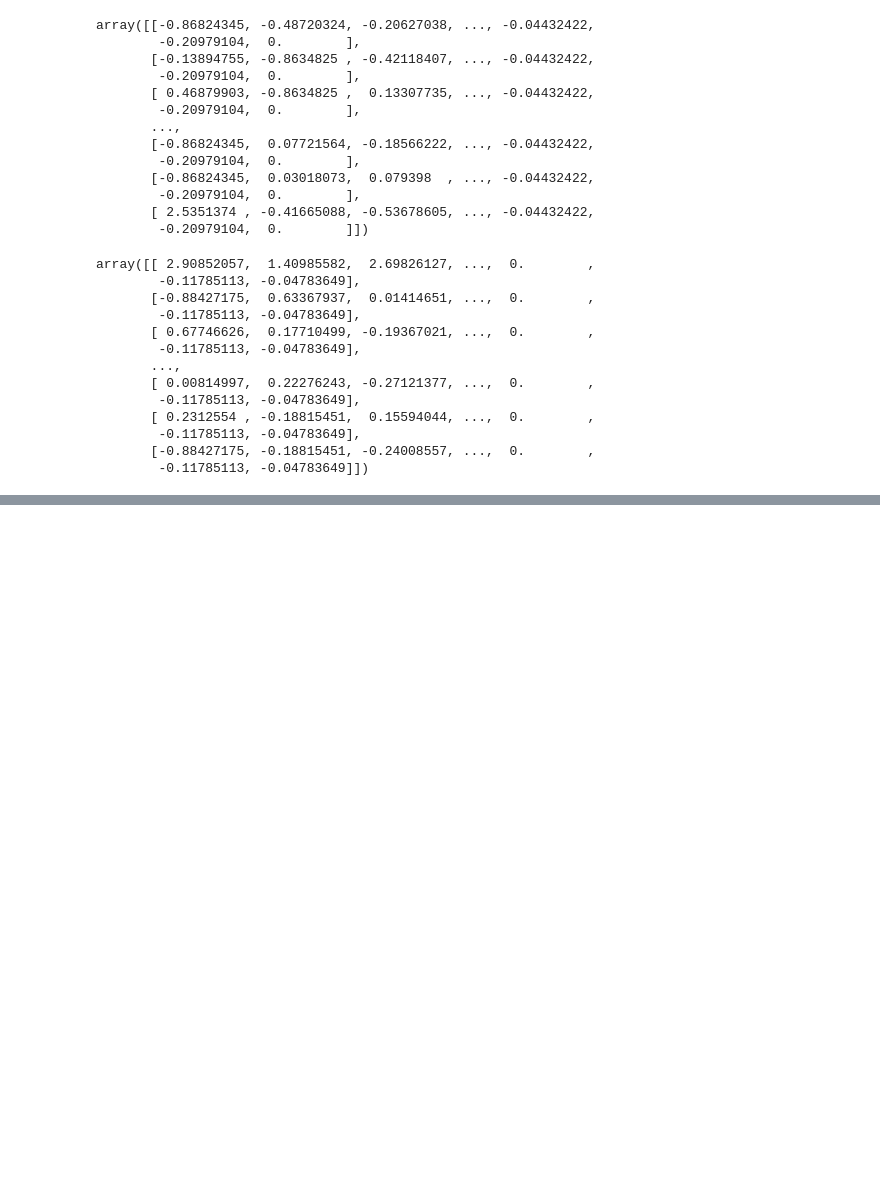
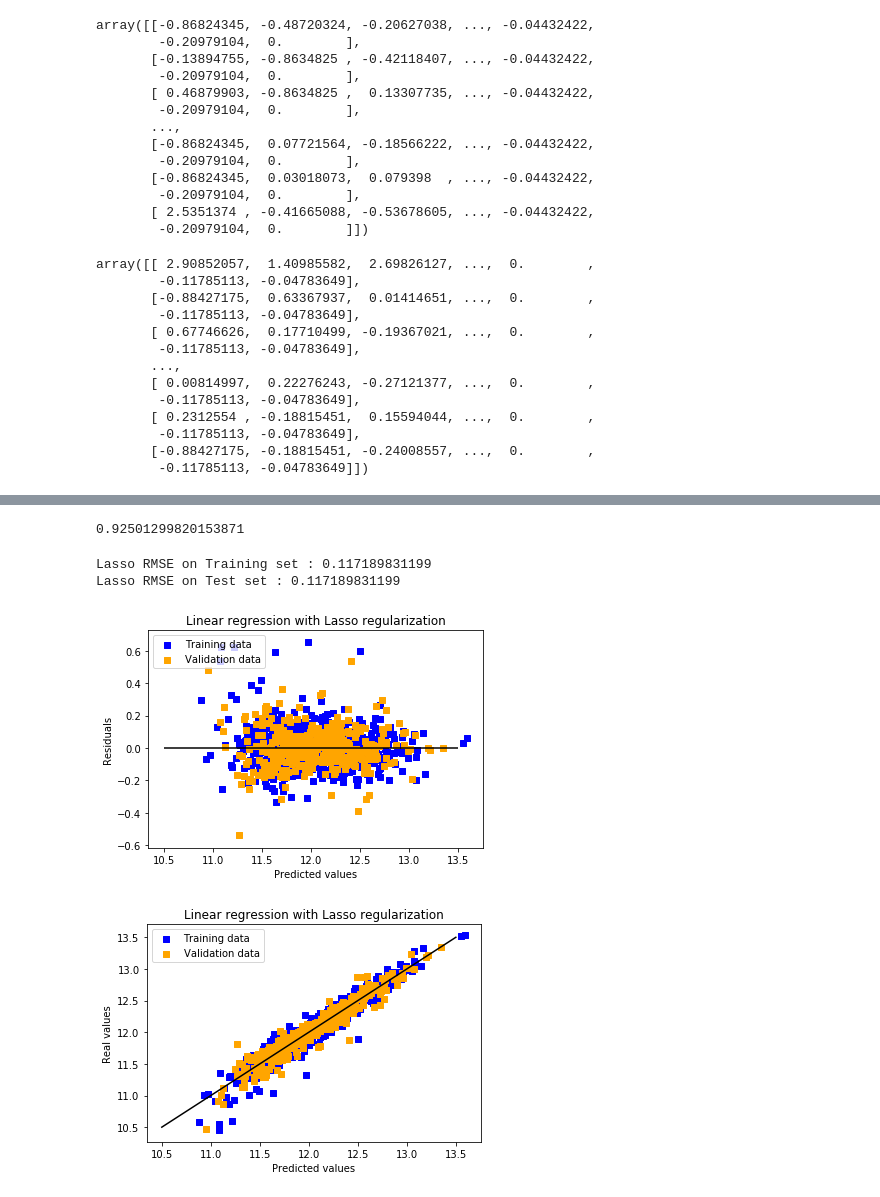
Before and after one commit to Andrew-Carl/House-Prices-Advanced-Regression-Techniques, a Jupyter notebook: Regression Models.ipynb, the cells around one changed output, grey strips where cells are left out. Drawn from its saved outputs; the diff is of its cells as text; code cells hidden in the pictures; blank space fills up the shorter version.

```diff
--- a/Regression Models.ipynb
+++ b/Regression Models.ipynb
@@ -136,0 +193,3 @@ RMSE on Test set : 0.126013606296
+# %%
+lasso = make_pipeline(RobustScaler(), Lasso(alpha = 0.0005, random_state=1))
+lasso.fit(X_train, y_train)
@@ -136,0 +202,34 @@ RMSE on Test set : 0.126013606296
+# %%
+lasso.score(X_test, y_test)
+# %% [output]
+0.92501299820153871
+# %%
+print("Lasso RMSE on Training set :", rmse_cv_train(lasso).mean())
+print("Lasso RMSE on Test set :", rmse_cv_test(lasso).mean())
+y_train_las = lasso.predict(X_train)
+y_test_las = lasso.predict(X_test)
+
+# Plot residuals
+plt.scatter(y_train_las, y_train_las - y_train, c = "blue", marker = "s", label = "Training data")
+plt.scatter(y_test_las, y_test_las - y_test, c = "orange", marker = "s", label = "Validation data")
+plt.title("Linear regression with Lasso regularization")
+plt.xlabel("Predicted values")
+plt.ylabel("Residuals")
+plt.legend(loc = "upper left")
+plt.hlines(y = 0, xmin = 10.5, xmax = 13.5, color = "black")
+plt.show()
+
+# Plot predictions
+plt.scatter(y_train_las, y_train, c = "blue", marker = "s", label = "Training data")
+plt.scatter(y_test_las, y_test, c = "orange", marker = "s", label = "Validation data")
+plt.title("Linear regression with Lasso regularization")
+plt.xlabel("Predicted values")
+plt.ylabel("Real values")
+plt.legend(loc = "upper left")
+plt.plot([10.5, 13.5], [10.5, 13.5], c = "black")
+plt.show()
+# %% [output]
+Lasso RMSE on Training set : 0.117189831199
+Lasso RMSE on Test set : 0.117189831199
+[figure, added]
+[figure, added]
```
Also changed, not shown: parts of 9 cells of this notebook.
